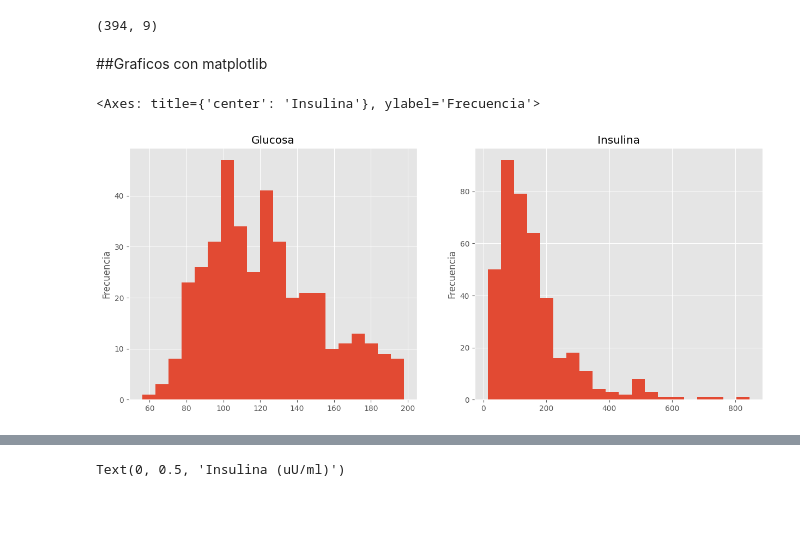
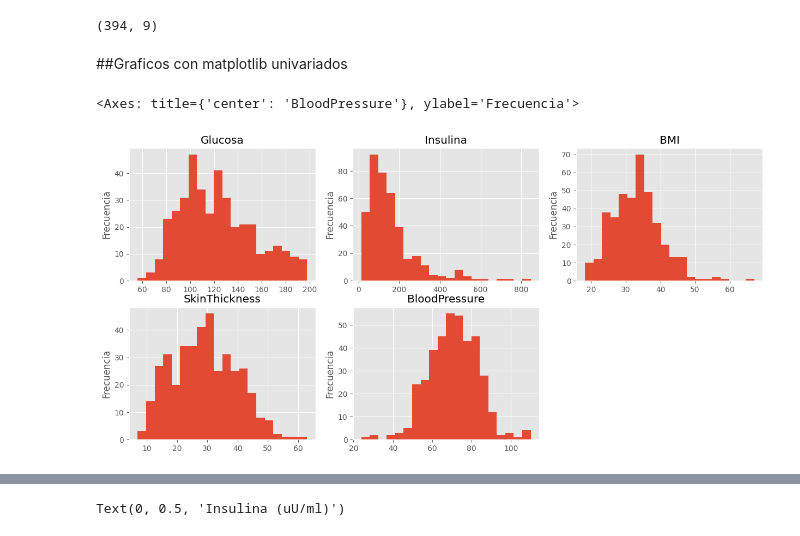
Before and after one commit to pablillo77/data_science_1, a Jupyter notebook: ProyectoDS_ParteI_Gimenez.ipynb, the cells around one changed output, grey strips where cells are left out. Drawn from its saved outputs; the diff is of its cells as text; code cells hidden in the pictures; blank space fills up the shorter version.

```diff
--- a/ProyectoDS_ParteI_Gimenez.ipynb
+++ b/ProyectoDS_ParteI_Gimenez.ipynb
@@ -140,13 +146,20 @@ Outcome                     0
 dtype: int64
 (394, 9)
 # %% [markdown]
-##Graficos con matplotlib
+##Graficos con matplotlib univariados
 # %%
 plt.figure(figsize=(15,6))
-plt.subplot(1,2,1)
+plt.subplots_adjust(top=1)
+plt.subplot(2,3,1)
 df_nan['Glucose'].plot(kind='hist', bins=20, title='Glucosa', ylabel='Frecuencia')
-plt.subplot(1,2,2)
+plt.subplot(2,3,2)
 df_nan['Insulin'].plot(kind='hist', bins=20, title='Insulina', ylabel='Frecuencia')
+plt.subplot(2,3,3)
+df_nan['BMI'].plot(kind='hist', bins=20, title='BMI', ylabel='Frecuencia')
+plt.subplot(2,3,4)
+df_nan['SkinThickness'].plot(kind='hist', bins=20, title='SkinThickness', ylabel='Frecuencia')
+plt.subplot(2,3,5)
+df_nan['BloodPressure'].plot(kind='hist', bins=20, title='BloodPressure', ylabel='Frecuencia')
 # %% [output]
-<Axes: title={'center': 'Insulina'}, ylabel='Frecuencia'>
+<Axes: title={'center': 'BloodPressure'}, ylabel='Frecuencia'>
-[figure, old version]
+[figure, new version]
```
Also changed, not shown: parts of 8 cells of this notebook.
